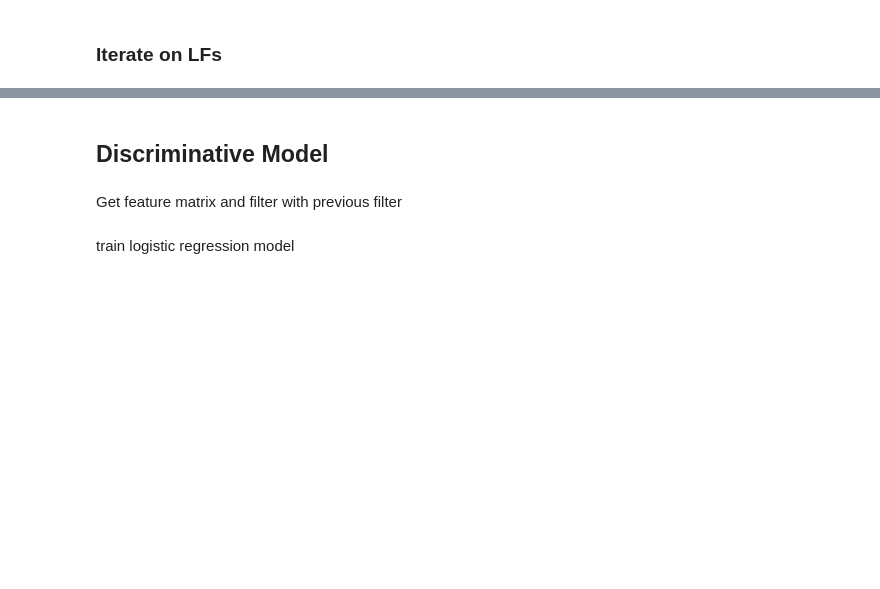
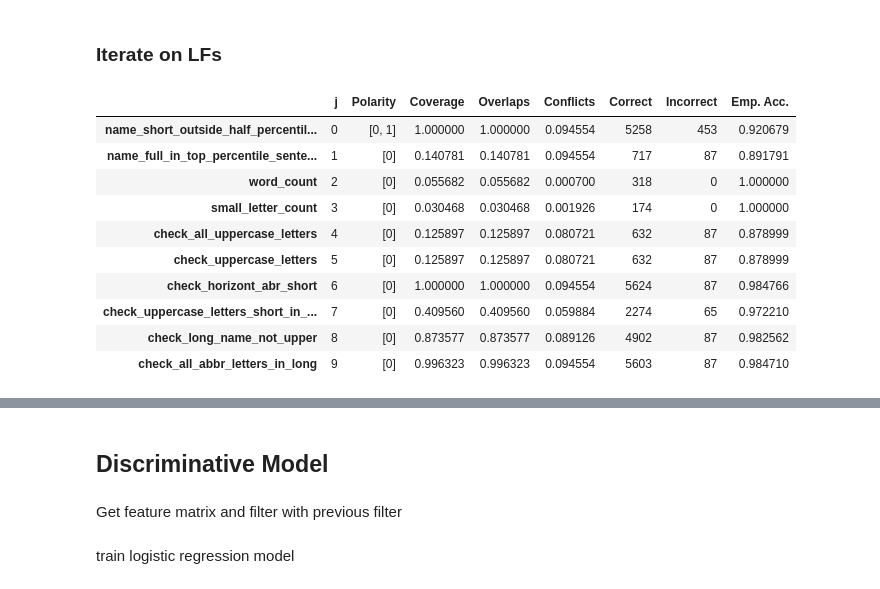
Before and after one commit to MeMo-KBC/bio-medRxiv, a Jupyter notebook: create_label_model.ipynb, the cells around one changed output, grey strips where cells are left out. Drawn from its saved outputs; the diff is of its cells as text; code cells hidden in the pictures; blank space fills up the shorter version.

```diff
--- a/create_label_model.ipynb
+++ b/create_label_model.ipynb
@@ -16,2 +21,2 @@ from MeMoKBC.gold_label_matcher import match_gold_label
 # %%
-session = get_session("")
+session = get_session("pipeline6")
@@ -121,3 +182,19 @@ labeler = Labeler(session, candidates)
 dev_cands = load_candidates(session, split=1, candidate_list=candidates)
 
 L_dev_NFA, L_dev_NAT = match_label_matrix(session, candidates, 1)
+# %%
+L_gold_dev_NFA, L_gold_dev_NAT = labeler.get_gold_labels(dev_cands)
+# %%
+LFAnalysis(L=L_dev_NFA, lfs=short_long_lfs).lf_summary(Y=L_gold_dev_NFA)
+# %% [output]
+|  | j | Polarity | Coverage | Overlaps | Conflicts | Correct | Incorrect | Emp. Acc. |
+| name_short_outside_half_percentil... | 0 | [0, 1] | 1.000000 | 1.000000 | 0.094554 | 5258 | 453 | 0.920679 |
+| name_full_in_top_percentile_sente... | 1 | [0] | 0.140781 | 0.140781 | 0.094554 | 717 | 87 | 0.891791 |
+| word_count | 2 | [0] | 0.055682 | 0.055682 | 0.000700 | 318 | 0 | 1.000000 |
+| small_letter_count | 3 | [0] | 0.030468 | 0.030468 | 0.001926 | 174 | 0 | 1.000000 |
+| check_all_uppercase_letters | 4 | [0] | 0.125897 | 0.125897 | 0.080721 | 632 | 87 | 0.878999 |
+| check_uppercase_letters | 5 | [0] | 0.125897 | 0.125897 | 0.080721 | 632 | 87 | 0.878999 |
+| check_horizont_abr_short | 6 | [0] | 1.000000 | 1.000000 | 0.094554 | 5624 | 87 | 0.984766 |
+| check_uppercase_letters_short_in_... | 7 | [0] | 0.409560 | 0.409560 | 0.059884 | 2274 | 65 | 0.972210 |
+| check_long_name_not_upper | 8 | [0] | 0.873577 | 0.873577 | 0.089126 | 4902 | 87 | 0.982562 |
+| check_all_abbr_letters_in_long | 9 | [0] | 0.996323 | 0.996323 | 0.094554 | 5603 | 87 | 0.984710 |
```
Also changed, not shown: parts of 30 cells of this notebook.
